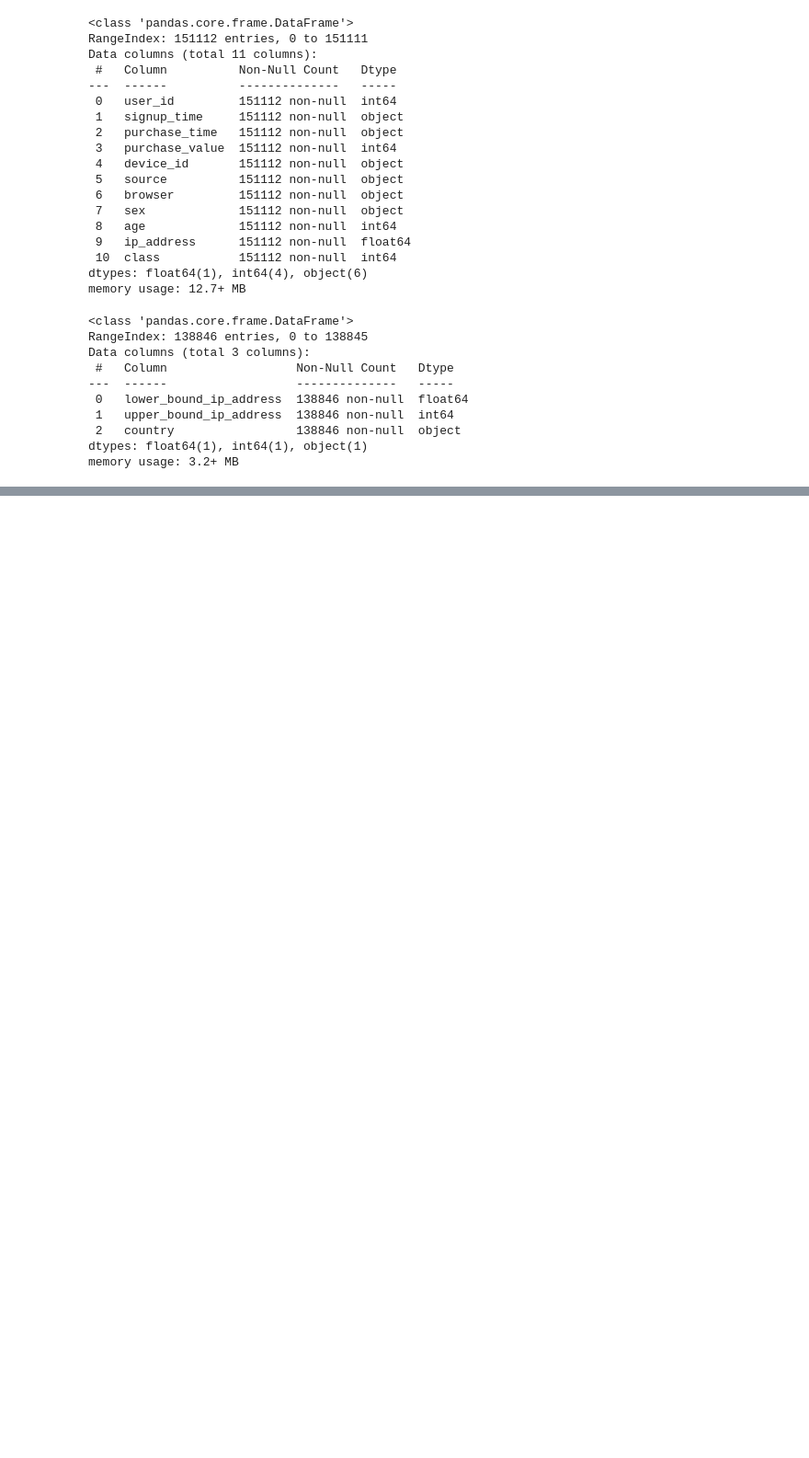
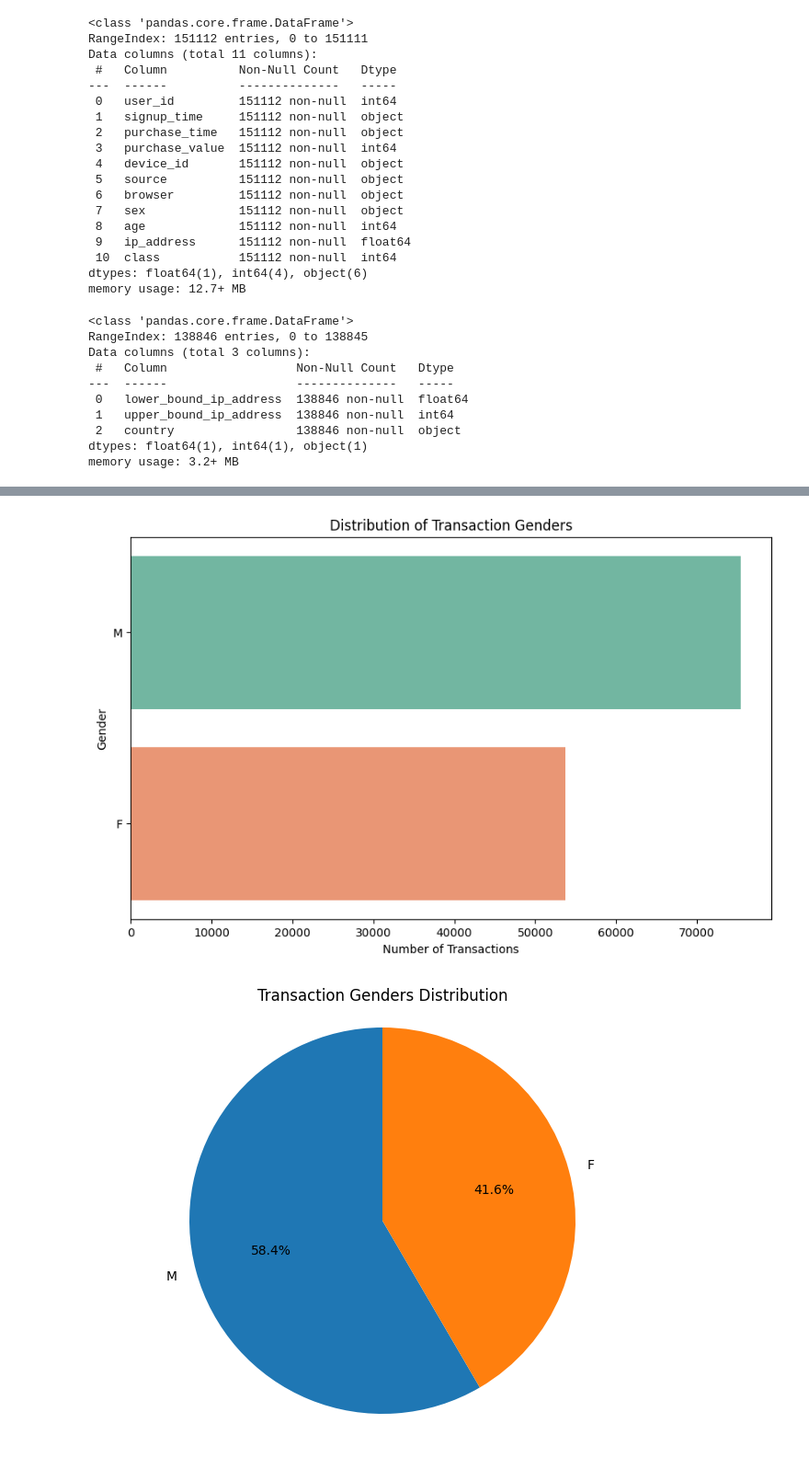
Before and after one commit to beza328/Fraud-Detection, a Jupyter notebook: Notebook/Eda.ipynb, the cells around one changed output, grey strips where cells are left out. Shown: that part at 92% size. Cells and saved outputs as stored; diff of their text form; code cells hidden in the pictures; blank space fills up the shorter version.

```diff
--- a/Notebook/Eda.ipynb
+++ b/Notebook/Eda.ipynb
@@ -207,0 +399,2 @@ MemoryError: Unable to allocate 156. GiB for an array with shape (20981296752,)
+# %%
+sex_distribution, sex_percentage = ed.calculate_sex_distribution(merged_data)
@@ -207,0 +404,3 @@ MemoryError: Unable to allocate 156. GiB for an array with shape (20981296752,)
+# %%
+ed.plot_sex_distribution(sex_distribution)
+# %% [output]
@@ -207,0 +408,2 @@ MemoryError: Unable to allocate 156. GiB for an array with shape (20981296752,)
+[figure, added]
+[figure, added]
```
Also changed, not shown: parts of 29 cells of this notebook, 3 other files.
